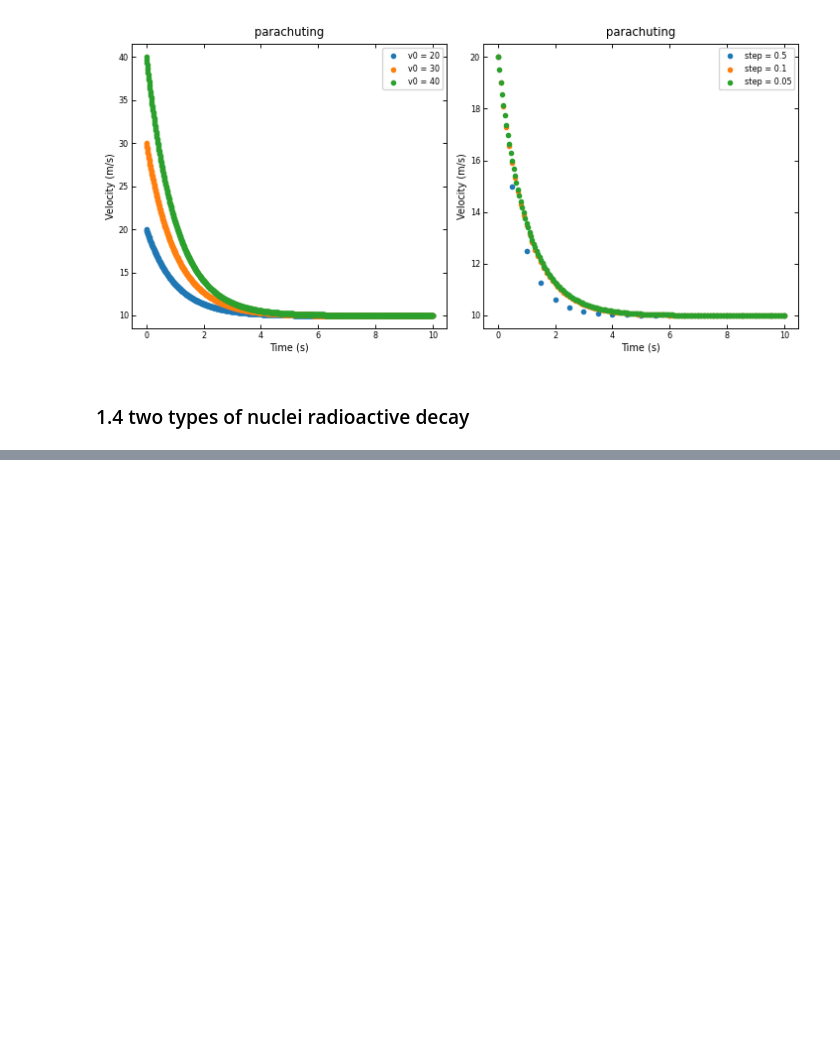
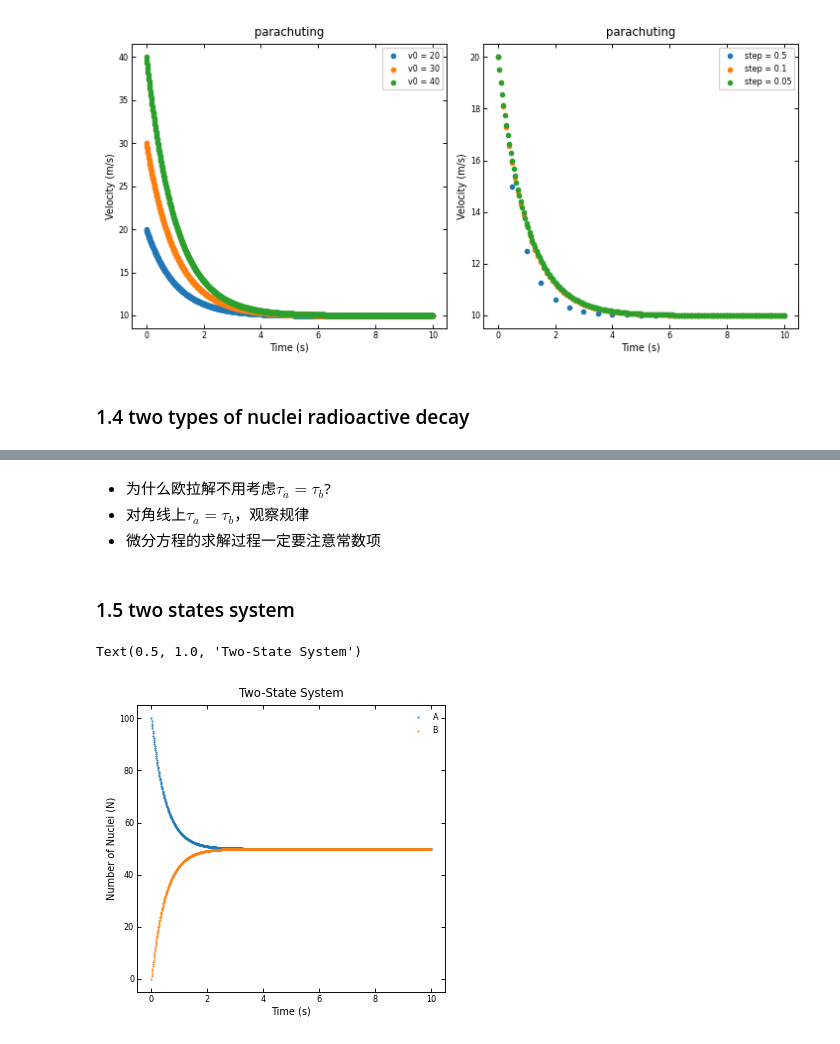
Before and after one commit to AdamZh0u/P007-Comp-Phy, a Jupyter notebook: src/Chp01-Numerical.ipynb, the cells around one changed output, grey strips where cells are left out. Saved outputs shown, nothing was run; the diff lists cells and outputs as text; code cells hidden in the pictures; blank space fills up the shorter version.

```diff
--- a/src/Chp01-Numerical.ipynb
+++ b/src/Chp01-Numerical.ipynb
@@ -244,0 +217,34 @@ Text(0.5, 0.98, 'Radioactive Decay')
+# %% [markdown]
+- 为什么欧拉解不用考虑$\tau_a = \tau_b$?
+- 对角线上$\tau_a = \tau_b$，观察规律
+- 微分方程的求解过程一定要注意常数项
+# %% [markdown]
+### 1.5 two states system
+# %%
+import numpy as np
+import matplotlib.pyplot as plt
+def two_state_sys_euler(tau = 1, N_a0 = 100,N_b0 = 0 , step = 0.01):
+    t = np.arange(0,10+step,step)
+    n = len(t)
+    N_a = np.zeros(n)
+    N_b = np.zeros(n)
+    N_a[0] = N_a0
+    N_b[0] = N_b0
+    for i in range(n-1):
+        N_a[i+1] = N_a[i] + (N_b[i]/tau - N_a[i]/tau)*step
+        N_b[i+1] = N_b[i] + (N_a[i]/tau - N_b[i]/tau)*step
+    return t,N_a,N_b
+
+fig,ax = plt.subplots(figsize=(3.60236,3.5),dpi=100)
+
+t,N_a,N_b = two_state_sys_euler(tau = 1, N_a0 = 100,N_b0 = 0 , step = 0.01)
+ax.scatter(t,N_a,s=1,marker='.',label = r'A')
+ax.scatter(t,N_b,s=1,marker='.',label = r'B')
+
+ax.legend(frameon=False)
+ax.set_xlabel("Time (s)")
+ax.set_ylabel("Number of Nuclei (N)")
+ax.set_title("Two-State System")
+# %% [output]
+Text(0.5, 1.0, 'Two-State System')
+[figure, added]
```
Also changed, not shown: parts of 16 cells of this notebook, 1 other file.
